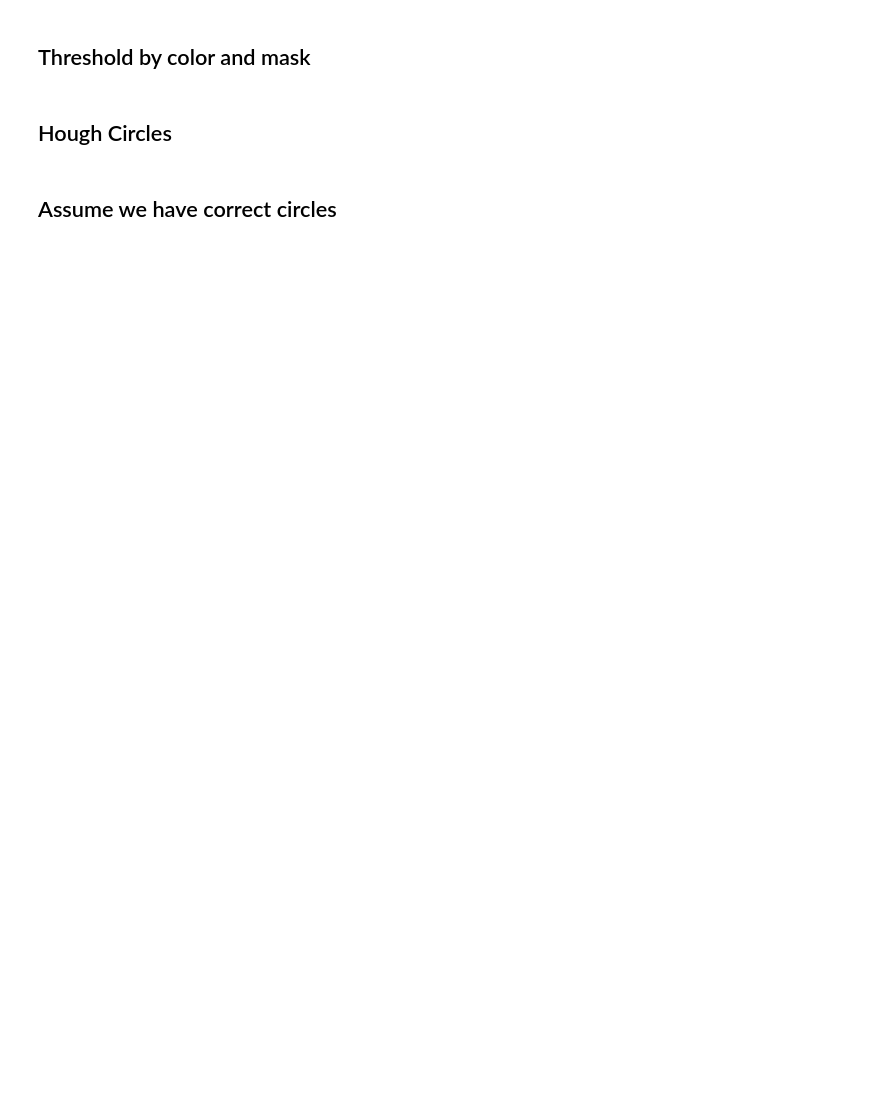
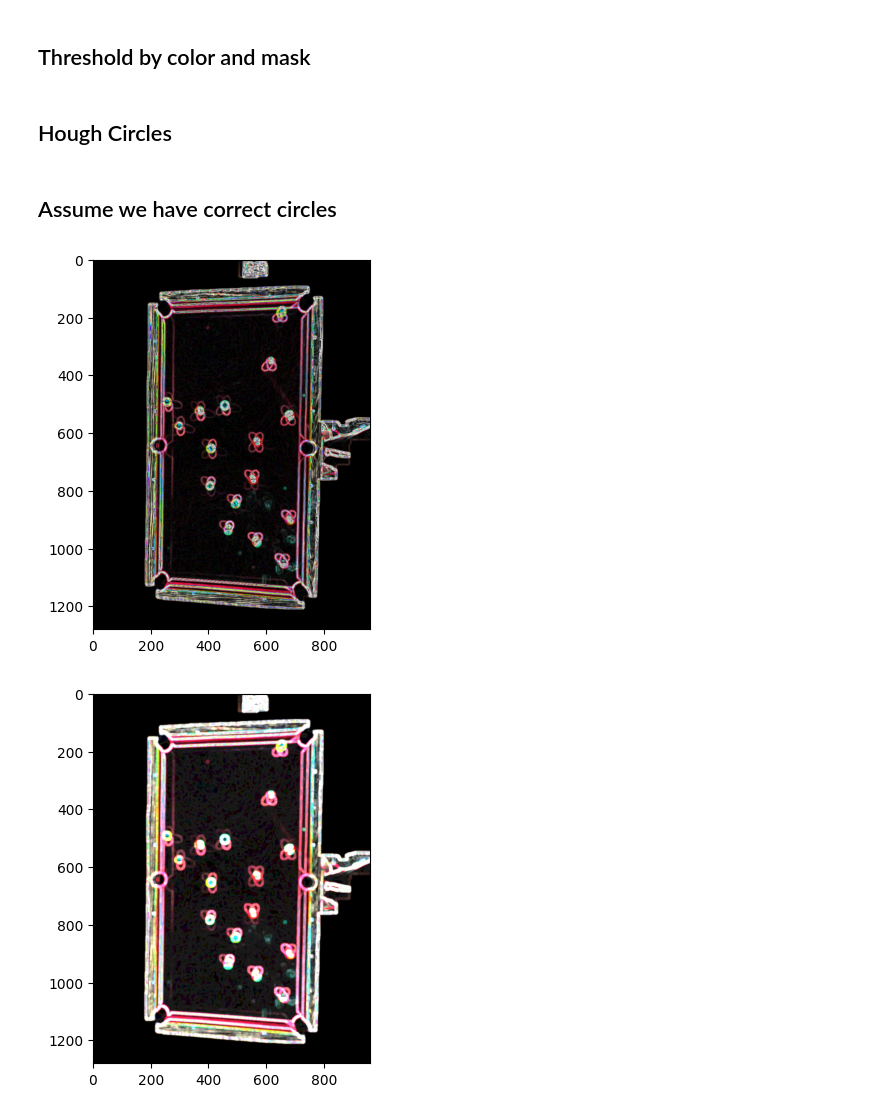
Before and after one commit to bennibbelink/cs766-final-project, a Jupyter notebook: ball_detect.ipynb, the cells around one changed output. Drawn from its saved outputs; the diff is of its cells as text; code cells hidden in the pictures; blank space fills up the shorter version.

```diff
--- a/ball_detect.ipynb
+++ b/ball_detect.ipynb
@@ -47,18 +47,25 @@ def mask_table(color_img):
 
     res = cv2.bitwise_and(color_img, rgb_dilation)
     res = cv2.cvtColor(res, cv2.COLOR_BGR2RGB)
-    if DEBUG:
+    if DEBUG == "MASK" or DEBUG == "ALL":
         plt.imshow(res)
         plt.show()
     return res
 # %% [markdown]
 ## Hough Circles
 # %%
-def hough_circles(masked_image, output_file):
-    cimg = masked_image.copy()
+def hough_circles(full_img, masked_image, output_file):
+    cimg = full_img.copy()
     gray = cv2.cvtColor(masked_image, cv2.COLOR_RGB2GRAY)
-    h_circles = cv2.HoughCircles(gray,cv2.HOUGH_GRADIENT_ALT,param1=100, param2=0.7, dp=1.5, minRadius=12, maxRadius=15, minDist=11)
+    plt.imshow(gray)
+    plt.show()
+    alt = True
+    if alt:
+        h_circles = cv2.HoughCircles(gray, cv2.HOUGH_GRADIENT_ALT, param1=100, param2=0.6, dp=1.5, minRadius=10, maxRadius=16, minDist=5)
+    else:
+        h_circles = cv2.HoughCircles(gray, cv2.HOUGH_GRADIENT, param1=cv2.CV_64F, param2=40, dp=1.75, minRadius=11, maxRadius=16, minDist=5)
     if h_circles is None:
+        print("no circles found")
         return []
     h_circles = np.uint16(np.around(h_circles))
 
@@ -71,10 +78,12 @@ def hough_circles(masked_image, output_file):
         cv2.putText(cimg, f'{k}', (i[0],i[1]), cv2.FONT_HERSHEY_PLAIN, 3, (255,255,255), 1)
         k+=1
 
-    if DEBUG:
+    if DEBUG == "CIRCLES" or DEBUG == "ALL":
         plt.title("Hough Circles")
-        plt.imshow(cimg)
-    cv2.imwrite(output_file, cv2.cvtColor(cimg, cv2.COLOR_BGR2RGB))
+        plt.imshow(cv2.cvtColor(cimg, cv2.COLOR_BGR2RGB))
+        cv2.imwrite("circles.png", cimg)
+    cv2.imwrite(output_file, cimg)
+
     return h_circles
 # %% [markdown]
 ## Assume we have correct circles
@@ -140,16 +196,28 @@ def label_balls(color_img, hough_circs, output_file):
 # %%
 input_dir = './new_images/1280x1280'
 output_dir = './new_output_images'
 for root, dirs, files in os.walk(input_dir):
     for file in files:
         if file.startswith('.'): continue
+        if not file.startswith('IMG_2735'): continue
         image_path = os.path.join(root, file)
         color = cv2.imread(image_path,1)
-        if DEBUG:
-            plt.imshow(cv2.cvtColor(color, cv2.COLOR_BGR2RGB))
-            plt.show()
+
+        # if DEBUG == "ALL":
+        #     plt.imshow(cv2.cvtColor(color, cv2.COLOR_BGR2RGB))
+        #     plt.show()
         masked_img = mask_table(color)
+        cont = contours(masked_img)
+
+        # kernel = np.ones((3, 3),np.uint8)
+        # cont = cv2.dilate(cont, kernel)
+        plt.imshow(cont)
+        plt.show()
+        # cont = cv2.cvtColor(cont, cv2.COLOR_GRAY2BGR)
         circle_file = os.path.join('.', output_dir, 'circles', file)
-        label_file = os.path.join('.', output_dir, 'labels', file)
-        circles = hough_circles(masked_img, circle_file)
-        balls = label_balls(color, circles, label_file)
+        # label_file = os.path.join('.', output_dir, 'labels', file)
+        circles = hough_circles(color, cont, circle_file)
+        # balls = label_balls(color, circles, label_file)
+# %% [output]
+[figure, added]
+[figure, added]
```
Also changed, not shown: parts of 4 cells of this notebook.
